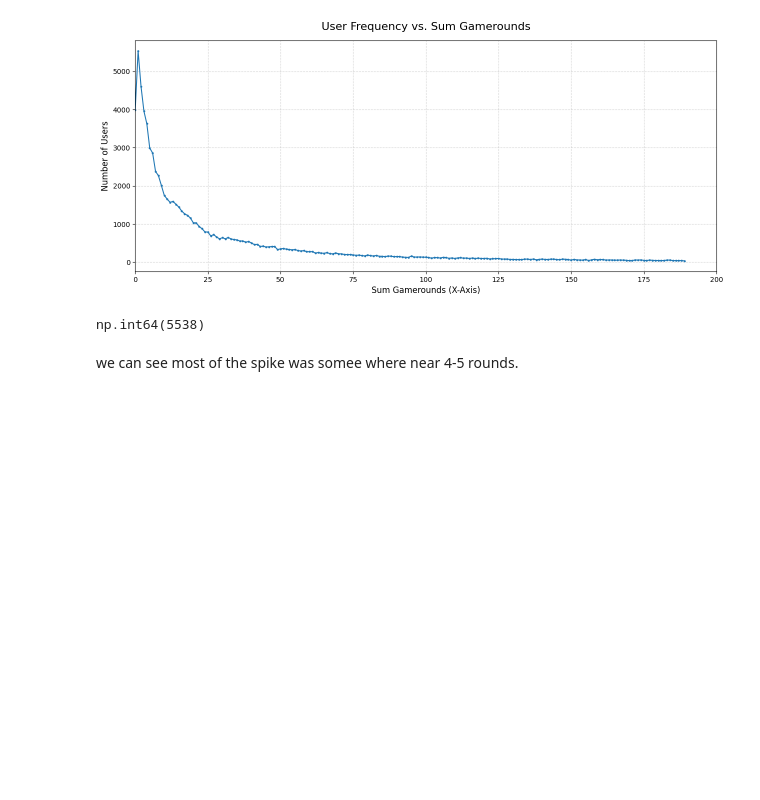
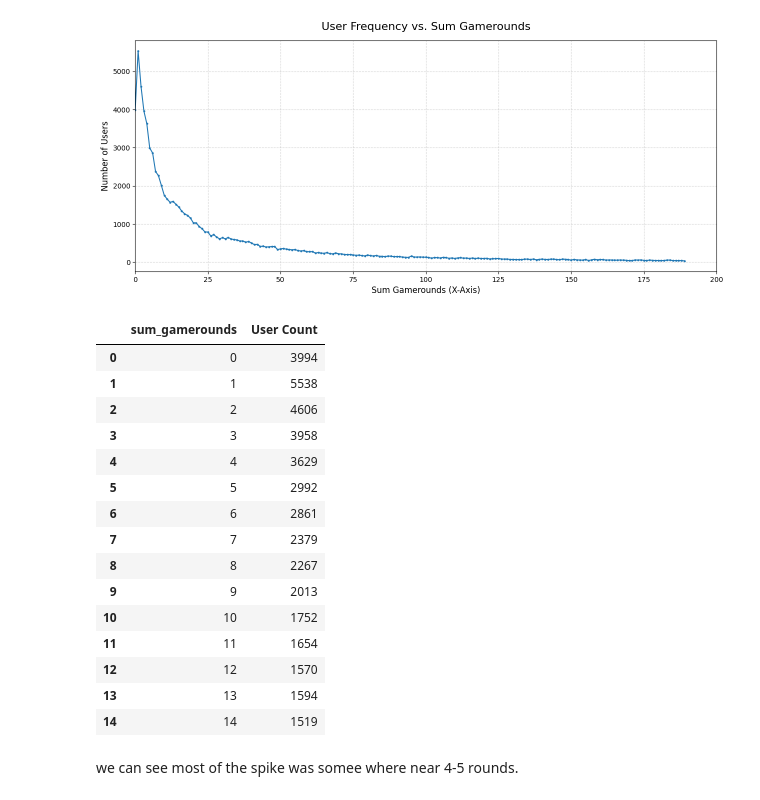
Before and after one commit to harshchamp/A-B-testing-Model, a Jupyter notebook: AB_Testing.ipynb, the cells around one changed output. Saved outputs shown, nothing was run; the diff lists cells and outputs as text; code cells hidden in the pictures; blank space fills up the shorter version.

```diff
--- a/AB_Testing.ipynb
+++ b/AB_Testing.ipynb
@@ -271,10 +270,25 @@ plt.title('User Frequency vs. Sum Gamerounds', fontsize=16, pad=15)
 plt.show()
 # %% [output]
 [figure]
-# %%
-df_filtered[(df_filtered['sum_gamerounds']== 1)].value_counts().sum()
-# %% [output]
-np.int64(5538)
+# %%
+df_filtered.groupby('sum_gamerounds').userid.count().reset_index(name= 'User Count').head(15)
+# %% [output]
+|  | sum_gamerounds | User Count |
+| 0 | 0 | 3994 |
+| 1 | 1 | 5538 |
+| 2 | 2 | 4606 |
+| 3 | 3 | 3958 |
+| 4 | 4 | 3629 |
+| 5 | 5 | 2992 |
+| 6 | 6 | 2861 |
+| 7 | 7 | 2379 |
+| 8 | 8 | 2267 |
+| 9 | 9 | 2013 |
+| 10 | 10 | 1752 |
+| 11 | 11 | 1654 |
+| 12 | 12 | 1570 |
+| 13 | 13 | 1594 |
+| 14 | 14 | 1519 |
 # %% [markdown]
 we can see most of the spike was somee where near 4-5 rounds.
 # %%
```
Also changed, not shown: parts of 10 cells of this notebook.
